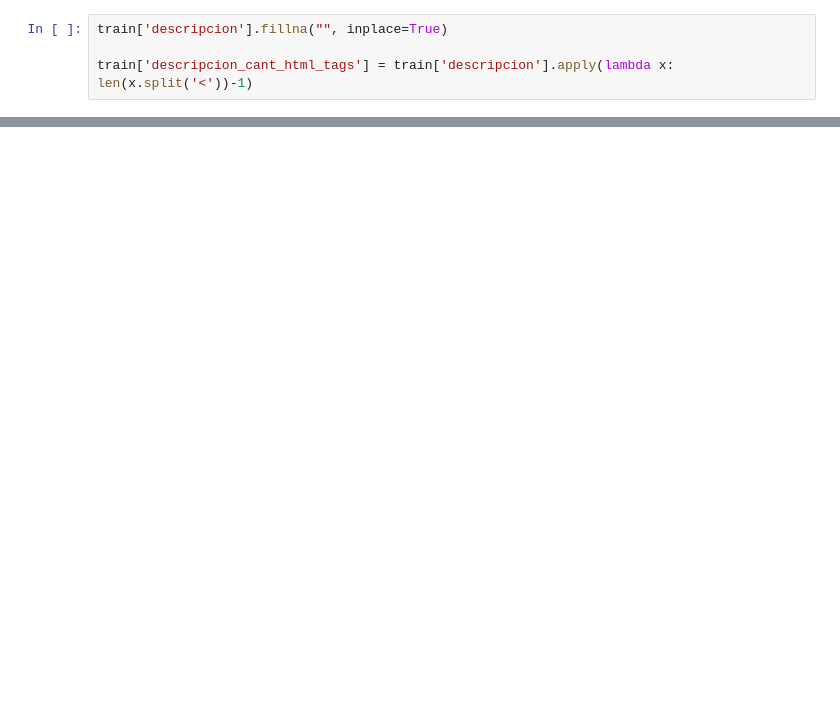
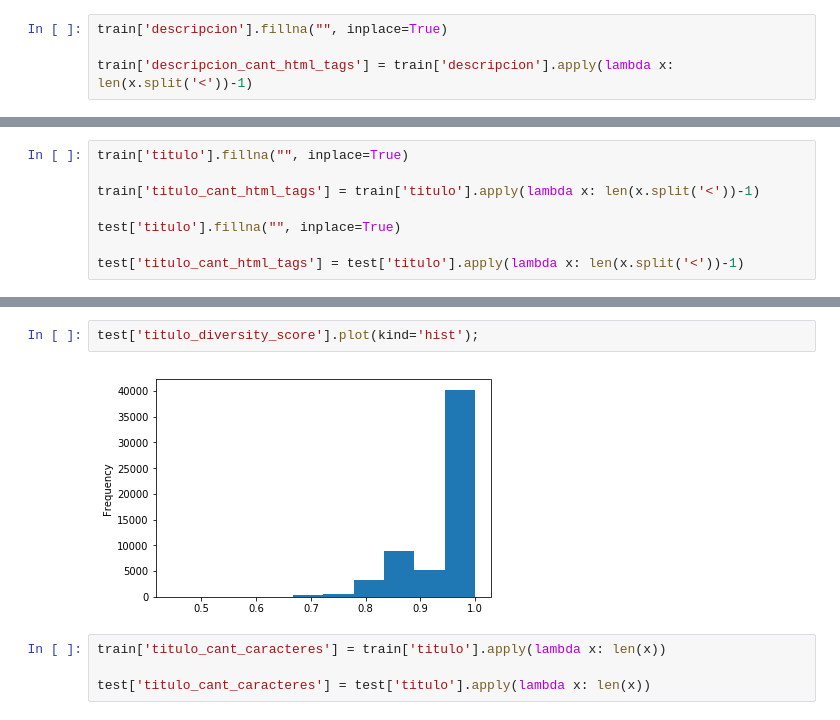
Before and after one commit to rozanecm/7506_tp2_2c2019, a Jupyter notebook: notebooks/feature eng. by rozanecm.ipynb, the cells around one changed output, grey strips where cells are left out. Drawn from its saved outputs; the diff is of its cells as text; blank space fills up the shorter version.

```diff
--- a/notebooks/feature eng. by rozanecm.ipynb
+++ b/notebooks/feature eng. by rozanecm.ipynb
@@ -87 +199,9 @@ train.groupby('provincia')['antiguedad'].agg(['min','max','std','mean','median',
+# %%
+train['titulo'].fillna("", inplace=True)
+
+train['titulo_cant_html_tags'] = train['titulo'].apply(lambda x: len(x.split('<'))-1)
+
+test['titulo'].fillna("", inplace=True)
+
+test['titulo_cant_html_tags'] = test['titulo'].apply(lambda x: len(x.split('<'))-1)
 # %%
@@ -95,0 +237,8 @@ train.sample(5)
+# %%
+test['titulo_diversity_score'].plot(kind='hist');
+# %% [output]
+[figure, added]
+# %%
+train['titulo_cant_caracteres'] = train['titulo'].apply(lambda x: len(x))
+
+test['titulo_cant_caracteres'] = test['titulo'].apply(lambda x: len(x))
```
Also changed, not shown: parts of 46 cells of this notebook.
